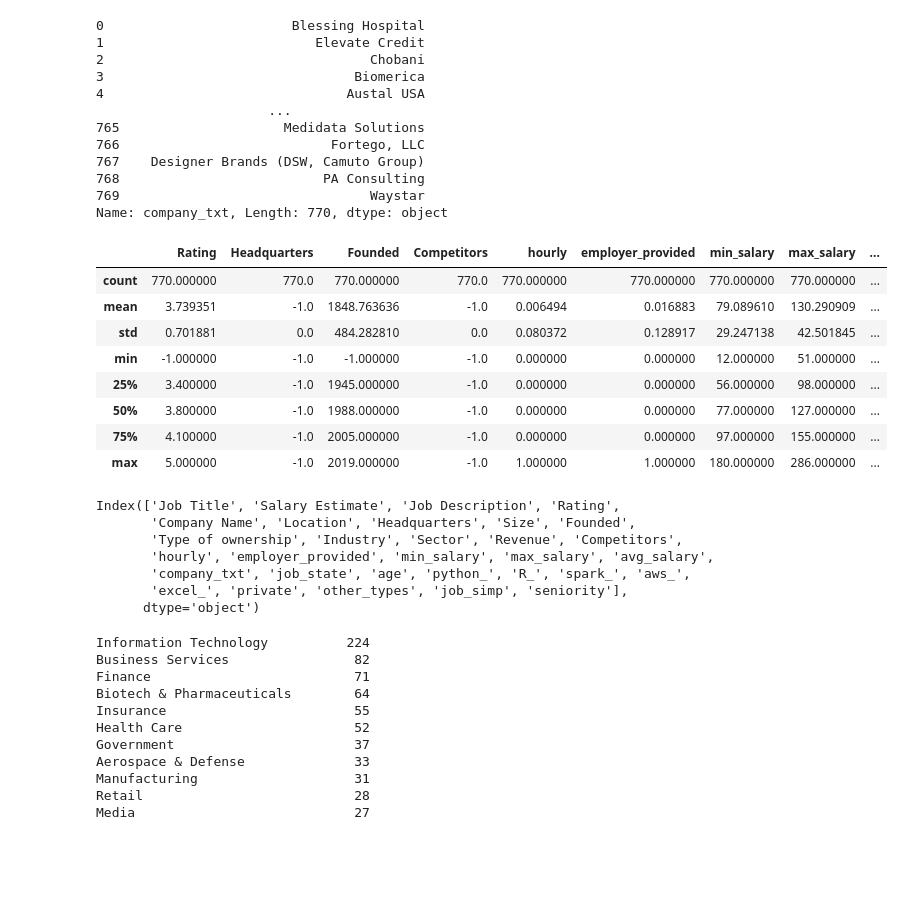
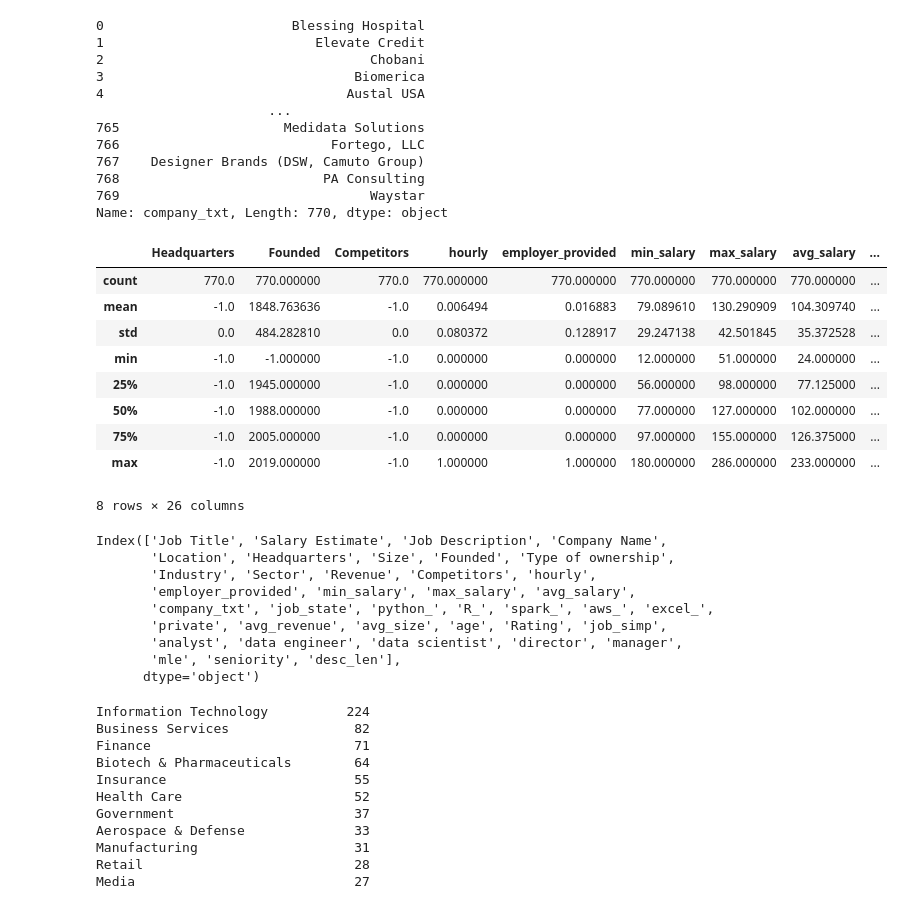
Before and after one commit to sounok1234/Data_Scientist_salalry_analysis, a Jupyter notebook: data_EDA.ipynb, the cells around one changed output. Cells and saved outputs as stored; diff of their text form; code cells hidden in the pictures; blank space fills up the shorter version.

```diff
--- a/data_EDA.ipynb
+++ b/data_EDA.ipynb
@@ -67,4 +98,4 @@ Name: job_simp, dtype: int64
 # %%
-df['seniority'] = df['Job Title'].apply(seniority)
-df.seniority.value_counts()
+new_df['seniority'] = new_df['Job Title'].apply(seniority)
+new_df.seniority.value_counts()
 # %% [output]
@@ -73 +104,4 @@ senior    155
 Name: seniority, dtype: int64
+# %%
+new_df['desc_len'] = df['Job Description'].apply(lambda x: len(x))
+new_df['desc_len'].value_counts()
@@ -97,6 +144,6 @@ df['Competitors'].value_counts()
 -1    770
 Name: Competitors, dtype: int64
 # %%
-df['min_salary'] = df.apply(lambda x: x.min_salary*2 if x.hourly ==1 else x.min_salary, axis =1)
-df['max_salary'] = df.apply(lambda x: x.max_salary*2 if x.hourly ==1 else x.max_salary, axis =1)
+new_df['min_salary'] = new_df.apply(lambda x: x.min_salary*2 if x.hourly ==1 else x.min_salary, axis =1)
+new_df['max_salary'] = new_df.apply(lambda x: x.max_salary*2 if x.hourly ==1 else x.max_salary, axis =1)
 # %%
@@ -109,8 +156,8 @@ df[df.hourly ==1][['hourly','min_salary','max_salary']]
 | 553 | 1 | 108 | 184 |
 | 557 | 1 | 90 | 110 |
 # %%
-df['company_txt'] = df.company_txt.apply(lambda x: x.replace('\n', ''))
-df['company_txt']
+new_df['company_txt'] = new_df.company_txt.apply(lambda x: x.replace('\n', ''))
+new_df['company_txt']
 # %% [output]
 0                        Blessing Hospital
 1                           Elevate Credit
@@ -125,25 +172,28 @@ df['company_txt']
 769                                Waystar
 Name: company_txt, Length: 770, dtype: object
 # %%
-df.describe()
+new_df.describe()
 # %% [output]
-|  | Rating | Headquarters | Founded | Competitors | hourly | employer_provided | min_salary | max_salary | ... |
-| count | 770.000000 | 770.0 | 770.000000 | 770.0 | 770.000000 | 770.000000 | 770.000000 | 770.000000 | ... |
-| mean | 3.739351 | -1.0 | 1848.763636 | -1.0 | 0.006494 | 0.016883 | 79.089610 | 130.290909 | ... |
-| std | 0.701881 | 0.0 | 484.282810 | 0.0 | 0.080372 | 0.128917 | 29.247138 | 42.501845 | ... |
-| min | -1.000000 | -1.0 | -1.000000 | -1.0 | 0.000000 | 0.000000 | 12.000000 | 51.000000 | ... |
-| 25% | 3.400000 | -1.0 | 1945.000000 | -1.0 | 0.000000 | 0.000000 | 56.000000 | 98.000000 | ... |
-| 50% | 3.800000 | -1.0 | 1988.000000 | -1.0 | 0.000000 | 0.000000 | 77.000000 | 127.000000 | ... |
-| 75% | 4.100000 | -1.0 | 2005.000000 | -1.0 | 0.000000 | 0.000000 | 97.000000 | 155.000000 | ... |
-| max | 5.000000 | -1.0 | 2019.000000 | -1.0 | 1.000000 | 1.000000 | 180.000000 | 286.000000 | ... |
+|  | Headquarters | Founded | Competitors | hourly | employer_provided | min_salary | max_salary | avg_salary | ... |
+| count | 770.0 | 770.000000 | 770.0 | 770.000000 | 770.000000 | 770.000000 | 770.000000 | 770.000000 | ... |
+| mean | -1.0 | 1848.763636 | -1.0 | 0.006494 | 0.016883 | 79.089610 | 130.290909 | 104.309740 | ... |
+| std | 0.0 | 484.282810 | 0.0 | 0.080372 | 0.128917 | 29.247138 | 42.501845 | 35.372528 | ... |
+| min | -1.0 | -1.000000 | -1.0 | 0.000000 | 0.000000 | 12.000000 | 51.000000 | 24.000000 | ... |
+| 25% | -1.0 | 1945.000000 | -1.0 | 0.000000 | 0.000000 | 56.000000 | 98.000000 | 77.125000 | ... |
+| 50% | -1.0 | 1988.000000 | -1.0 | 0.000000 | 0.000000 | 77.000000 | 127.000000 | 102.000000 | ... |
+| 75% | -1.0 | 2005.000000 | -1.0 | 0.000000 | 0.000000 | 97.000000 | 155.000000 | 126.375000 | ... |
+| max | -1.0 | 2019.000000 | -1.0 | 1.000000 | 1.000000 | 180.000000 | 286.000000 | 233.000000 | ... |
+8 rows × 26 columns
 # %%
-df.columns
+new_df.columns
 # %% [output]
-Index(['Job Title', 'Salary Estimate', 'Job Description', 'Rating',
-       'Company Name', 'Location', 'Headquarters', 'Size', 'Founded',
-       'Type of ownership', 'Industry', 'Sector', 'Revenue', 'Competitors',
-       'hourly', 'employer_provided', 'min_salary', 'max_salary', 'avg_salary',
-       'company_txt', 'job_state', 'age', 'python_', 'R_', 'spark_', 'aws_',
-       'excel_', 'private', 'other_types', 'job_simp', 'seniority'],
+Index(['Job Title', 'Salary Estimate', 'Job Description', 'Company Name',
+       'Location', 'Headquarters', 'Size', 'Founded', 'Type of ownership',
+       'Industry', 'Sector', 'Revenue', 'Competitors', 'hourly',
+       'employer_provided', 'min_salary', 'max_salary', 'avg_salary',
+       'company_txt', 'job_state', 'python_', 'R_', 'spark_', 'aws_', 'excel_',
+       'private', 'avg_revenue', 'avg_size', 'age', 'Rating', 'job_simp',
+       'analyst', 'data engineer', 'data scientist', 'director', 'manager',
+       'mle', 'seniority', 'desc_len'],
       dtype='object')
 # %%
```
Also changed, not shown: parts of 36 cells of this notebook.
